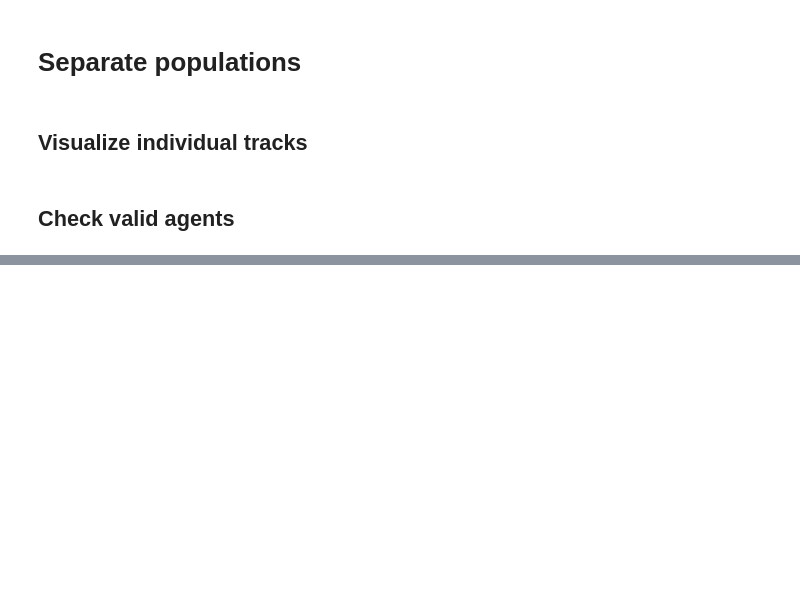
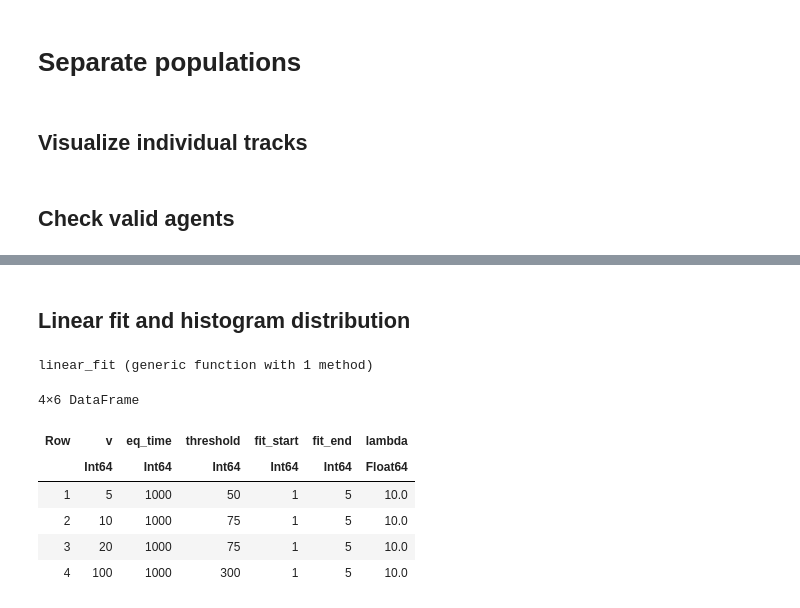
Before and after one commit to jmarib/CellBasedModels.jl, a Jupyter notebook: examples/redo_sim.ipynb, the cells around one changed output, grey strips where cells are left out. Drawn from its saved outputs; the diff is of its cells as text; code cells hidden in the pictures; blank space fills up the shorter version.

```diff
--- a/examples/redo_sim.ipynb
+++ b/examples/redo_sim.ipynb
@@ -398,4 +436,4 @@ end
 # %%
 df_times = CSV.read("Files_threshold_time.csv", DataFrame)
-df_times.lambda = replace.(df_times.lambda, "," => ".")
+df_times.lambda = parse.(Float64, replace.(df_times.lambda, "," => "."))
 # %% [output]
@@ -502,0 +561,28 @@ end
+# %% [markdown]
+## Linear fit and histogram distribution
+# %%
+function linear_fit(x, y)
+    """Simple linear regression: y = a + b*x"""
+    n = length(x)
+    sum_x = sum(x)
+    sum_y = sum(y)
+    sum_xy = sum(x .* y)
+    sum_x2 = sum(x.^2)
+
+    slope = (n * sum_xy - sum_x * sum_y) / (n * sum_x2 - sum_x^2)
+    intercept = (sum_y - slope * sum_x) / n
+
+    return slope, intercept
+end
+# %% [output]
+linear_fit (generic function with 1 method)
+# %%
+df_times[df_times.lambda .== 10.0, :]
+# %% [output]
+4×6 DataFrame
+| Row | v | eq_time | threshold | fit_start | fit_end | lambda |
+|  | Int64 | Int64 | Int64 | Int64 | Int64 | Float64 |
+| 1 | 5 | 1000 | 50 | 1 | 5 | 10.0 |
+| 2 | 10 | 1000 | 75 | 1 | 5 | 10.0 |
+| 3 | 20 | 1000 | 75 | 1 | 5 | 10.0 |
+| 4 | 100 | 1000 | 300 | 1 | 5 | 10.0 |
```
Also changed, not shown: parts of 10 cells of this notebook.
